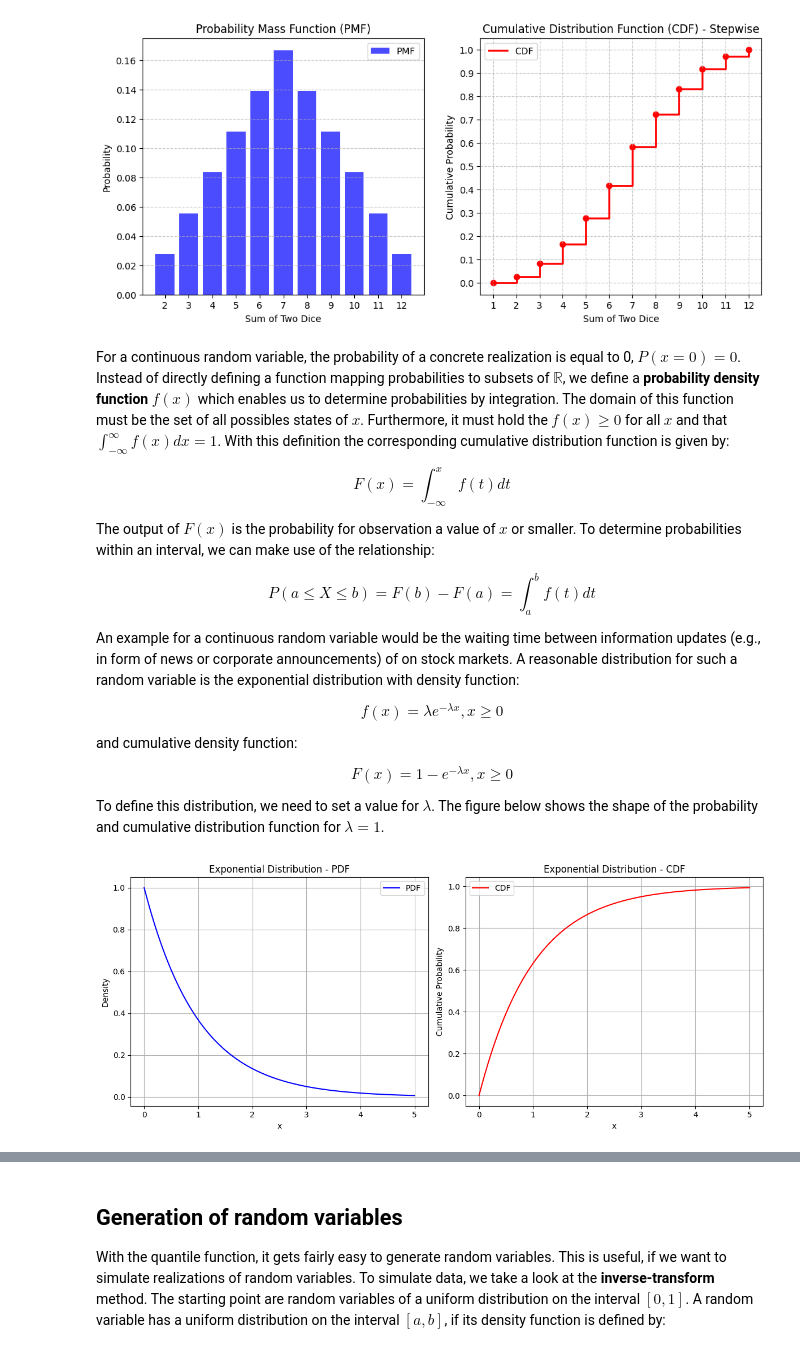
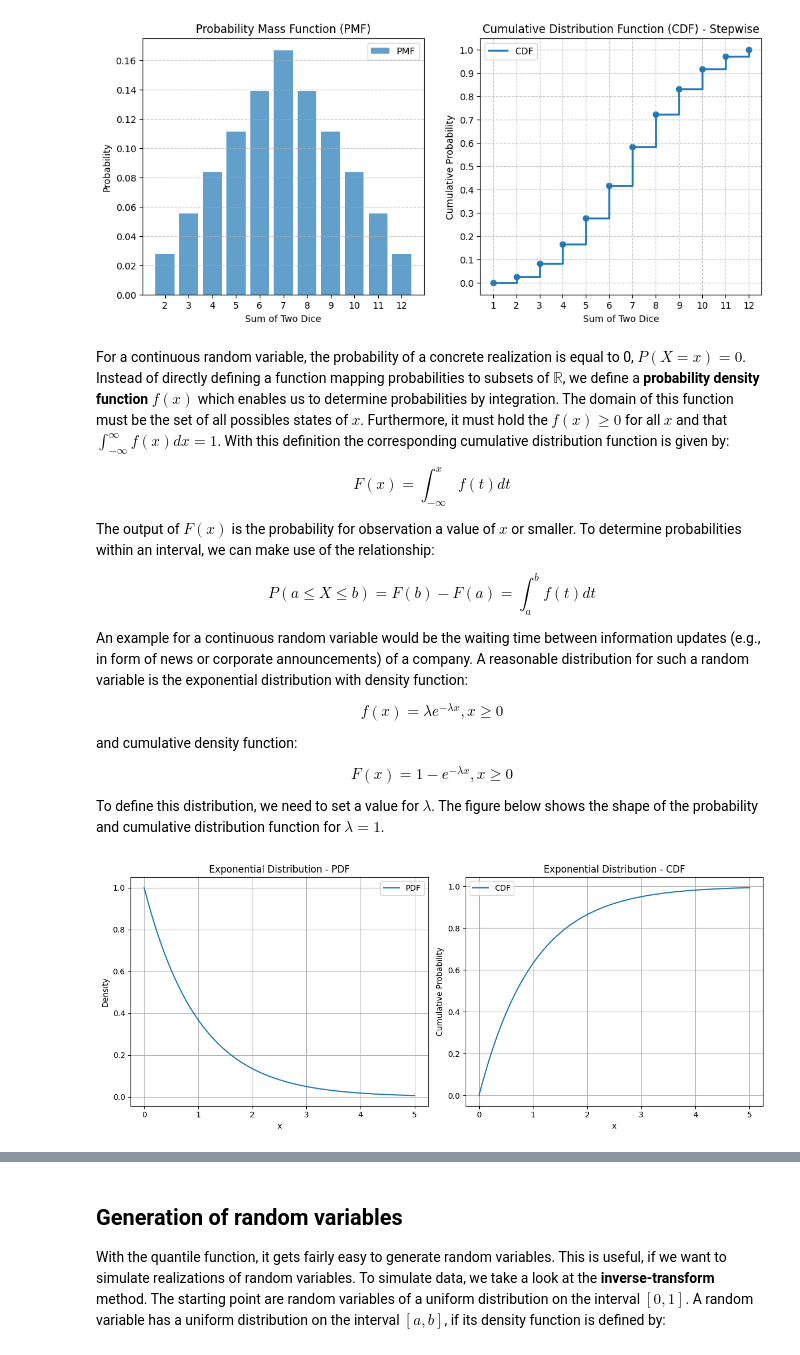
Before and after one commit to RalfKellner/fdaml_coursebook, a Jupyter notebook: coursebook/02_random_variables.ipynb, the cells around one changed output, grey strips where cells are left out. Cells and saved outputs as stored; diff of their text form; code cells hidden in the pictures.

```diff
--- a/coursebook/02_random_variables.ipynb
+++ b/coursebook/02_random_variables.ipynb
@@ -156,39 +156,39 @@ import matplotlib.pyplot as plt
 sums = np.array([2, 3, 4, 5, 6, 7, 8, 9, 10, 11, 12])
 
 # Compute probability mass function (PMF)
 pmf = np.array([
     1/36, 2/36, 3/36, 4/36, 5/36, 6/36, 5/36, 4/36, 3/36, 2/36, 1/36
 ])
 
 # Compute cumulative distribution function (CDF)
 cdf = np.cumsum(pmf)
 
 fig, axs = plt.subplots(1, 2, figsize = (12, 5))
 
-axs[0].bar(sums, pmf, alpha=0.7, label="PMF", color="blue")
+axs[0].bar(sums, pmf, alpha=0.7, label="PMF")
 axs[0].set_xlabel("Sum of Two Dice")
 axs[0].set_ylabel("Probability")
 axs[0].set_title("Probability Mass Function (PMF)")
 axs[0].set_xticks(sums)
 axs[0].legend()
 axs[0].grid(axis="y", linestyle="--", alpha=0.7)
 
 sums = np.concatenate(([1], sums))
 cdf = np.concatenate(([0], cdf))
-axs[1].step(sums, cdf, where="post", linestyle="-", color="red", label="CDF", linewidth=2)
-axs[1].scatter(sums, cdf, color="red")  # Adding points for clarity
+axs[1].step(sums, cdf, where="post", linestyle="-", label="CDF", linewidth=2)
+axs[1].scatter(sums, cdf)
 axs[1].set_xlabel("Sum of Two Dice")
 axs[1].set_ylabel("Cumulative Probability")
 axs[1].set_title("Cumulative Distribution Function (CDF) - Stepwise")
 axs[1].set_xticks(sums)
 axs[1].set_yticks(np.arange(0, 1.1, 0.1))
 axs[1].legend()
 axs[1].grid(axis="both", linestyle="--", alpha=0.7)
 plt.show()
 # %% [output]
-[figure, old version]
+[figure, new version]
 # %% [markdown]
-For a continuous random variable, the probability of a concrete realization is equal to 0, $P(x = 0) = 0$. Instead of directly defining a function mapping probabilities to subsets of $\mathbb{R}$, we define a **probability density function** $f(x)$ which enables us to determine probabilities by integration. The domain of this function must be the set of all possibles states of $x$. Furthermore, it must hold the $f(x) \geq 0$ for all $x$ and that $\int_{-\infty}^{\infty} f(x)dx = 1$. With this definition the corresponding cumulative distribution function is given by:
+For a continuous random variable, the probability of a concrete realization is equal to 0, $P(X = x) = 0$. Instead of directly defining a function mapping probabilities to subsets of $\mathbb{R}$, we define a **probability density function** $f(x)$ which enables us to determine probabilities by integration. The domain of this function must be the set of all possibles states of $x$. Furthermore, it must hold the $f(x) \geq 0$ for all $x$ and that $\int_{-\infty}^{\infty} f(x)dx = 1$. With this definition the corresponding cumulative distribution function is given by:
 
 $$
 F(x) = \int_{-\infty}^{x} f(t)dt
@@ -200,7 +200,7 @@ $$
 P \left(a \leq X \leq b\right) = F(b) - F(a) = \int_{a}^{b} f(t)dt
 $$
 
-An example for a continuous random variable would be the waiting time between information updates (e.g., in form of news or corporate announcements) of on stock markets. A reasonable distribution for such a random variable is the exponential distribution with density function:
+An example for a continuous random variable would be the waiting time between information updates (e.g., in form of news or corporate announcements) of a company. A reasonable distribution for such a random variable is the exponential distribution with density function:
 
 $$
 f(x) = \lambda e^{-\lambda x}, x \geq 0
@@ -230,7 +230,7 @@ cdf_values = stats.expon.cdf(x_values, scale=1/lambda_param)
 fig, axes = plt.subplots(1, 2, figsize=(12, 5))
 
 # Plot PDF (Density Function)
-axes[0].plot(x_values, pdf_values, color="blue", label="PDF")
+axes[0].plot(x_values, pdf_values, label="PDF")
 #axes[0].fill_between(x_values, pdf_values, alpha=0.3, color="blue")
 axes[0].set_title("Exponential Distribution - PDF")
 axes[0].set_xlabel("x")
@@ -239,7 +239,7 @@ axes[0].legend()
 axes[0].grid(True)
 
 # Plot CDF (Cumulative Distribution Function)
-axes[1].plot(x_values, cdf_values, color="red", label="CDF")
+axes[1].plot(x_values, cdf_values, label="CDF")
 #axes[1].fill_between(x_values, cdf_values, alpha=0.3, color="red")
 axes[1].set_title("Exponential Distribution - CDF")
 axes[1].set_xlabel("x")
@@ -251,7 +251,7 @@ axes[1].grid(True)
 plt.tight_layout()
 plt.show()
 # %% [output]
-[figure, old version]
+[figure, new version]
 # %% [markdown]
 ## Central moments and quantiles
 
```
Also changed, not shown: parts of 10 cells of this notebook, 2 other files.
